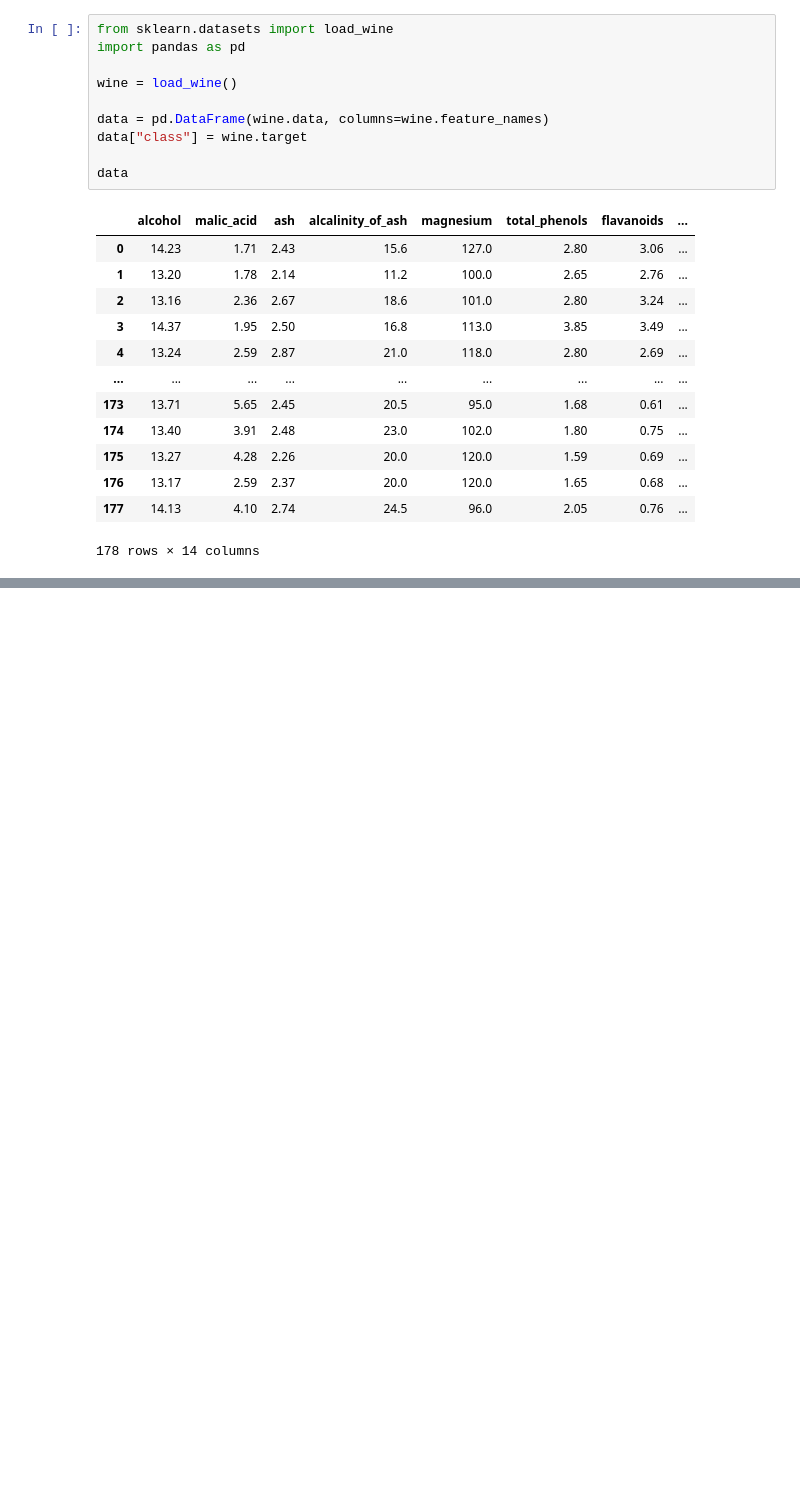
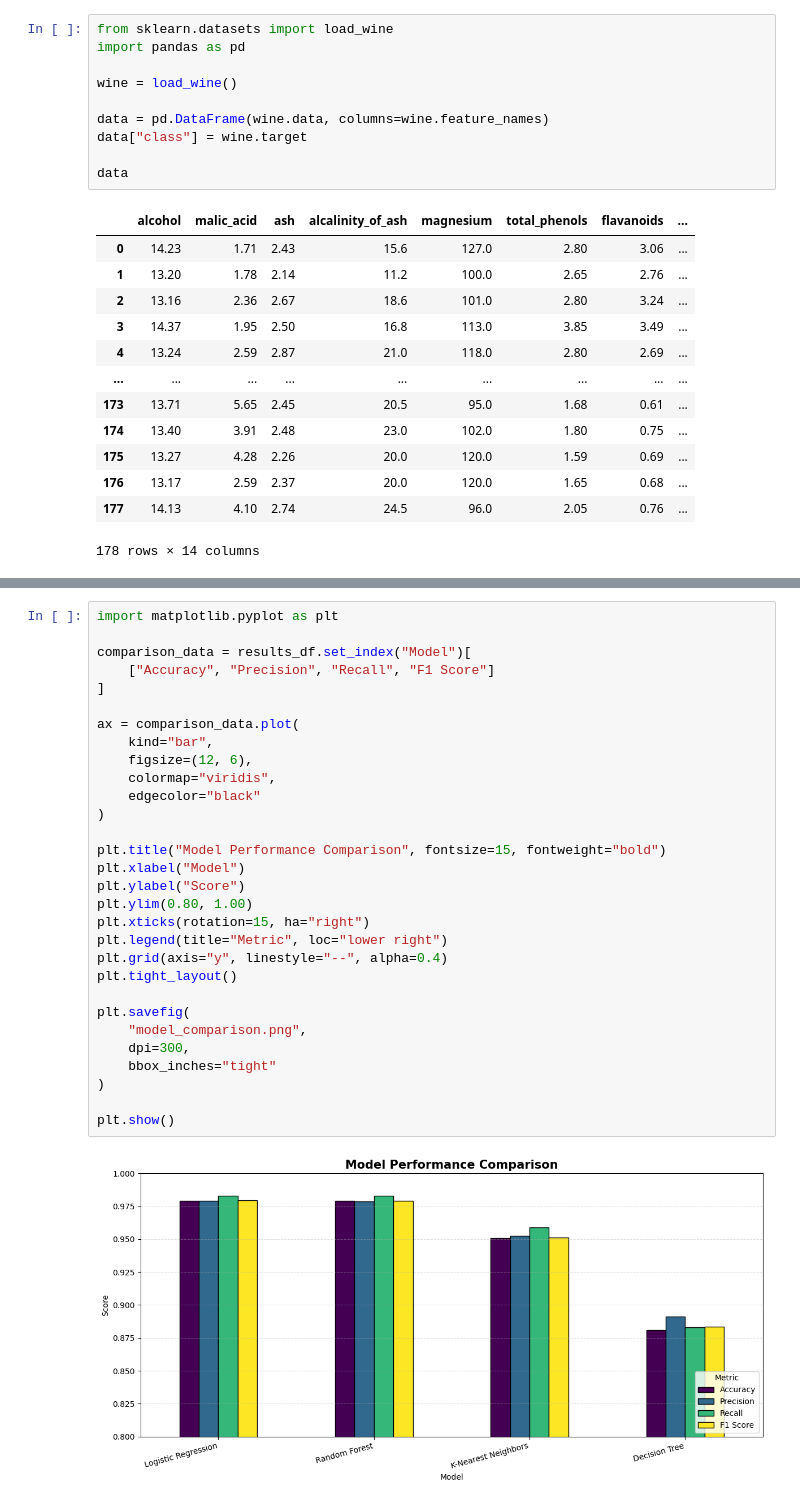
Before and after one commit to betulaltunyuva/wine-classification-project, a Jupyter notebook: wine_classification.ipynb, the cells around one changed output, grey strips where cells are left out. Cells and saved outputs as stored; diff of their text form; blank space fills up the shorter version.

```diff
--- a/wine_classification.ipynb
+++ b/wine_classification.ipynb
@@ -237,0 +306,32 @@ Sonuç: Karar Ağacı modeli daha başarılıdır.
+# %%
+import matplotlib.pyplot as plt
+
+comparison_data = results_df.set_index("Model")[
+    ["Accuracy", "Precision", "Recall", "F1 Score"]
+]
+
+ax = comparison_data.plot(
+    kind="bar",
+    figsize=(12, 6),
+    colormap="viridis",
+    edgecolor="black"
+)
+
+plt.title("Model Performance Comparison", fontsize=15, fontweight="bold")
+plt.xlabel("Model")
+plt.ylabel("Score")
+plt.ylim(0.80, 1.00)
+plt.xticks(rotation=15, ha="right")
+plt.legend(title="Metric", loc="lower right")
+plt.grid(axis="y", linestyle="--", alpha=0.4)
+plt.tight_layout()
+
+plt.savefig(
+    "model_comparison.png",
+    dpi=300,
+    bbox_inches="tight"
+)
+
+plt.show()
+# %% [output]
+[figure, added]
```
Also changed, not shown: parts of 43 cells of this notebook.
